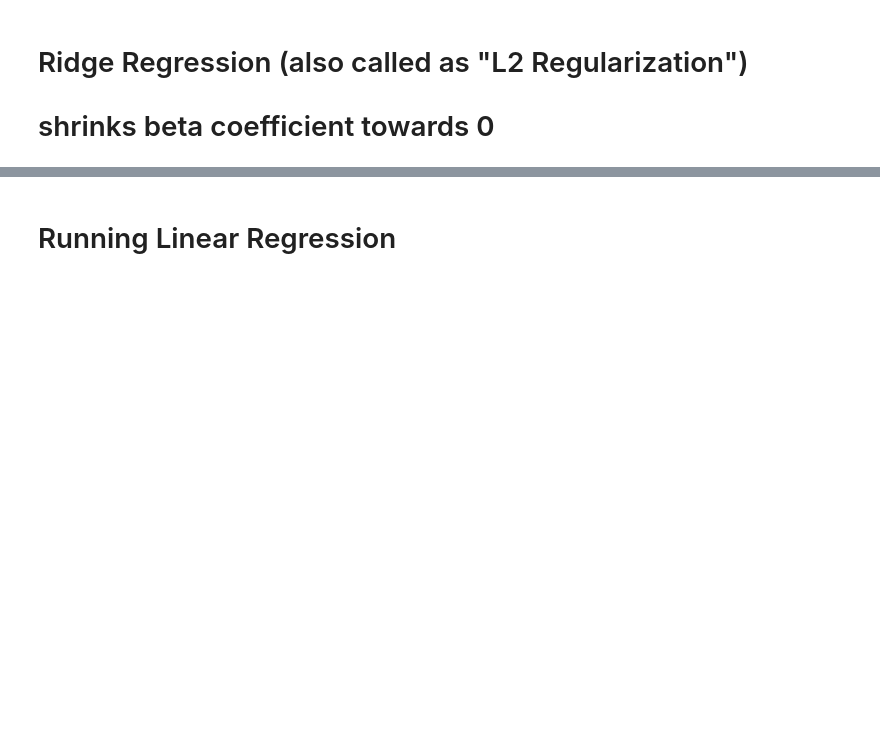
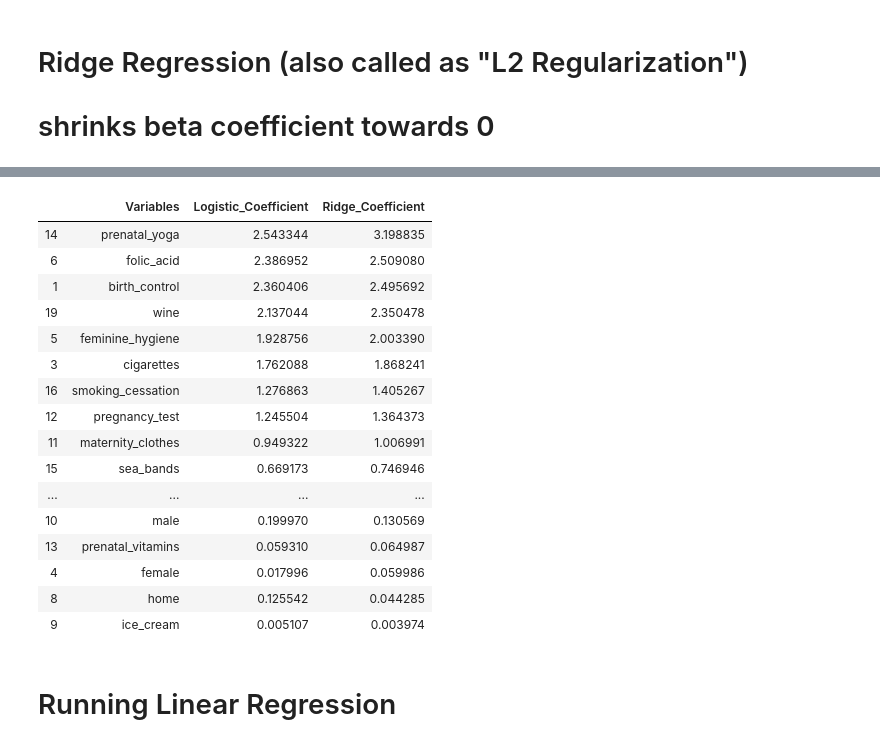
Before and after one commit to bthakr1/datascience_pipeline, a Jupyter notebook: Linear Regression.ipynb, the cells around one changed output, grey strips where cells are left out. Drawn from its saved outputs; the diff is of its cells as text; code cells hidden in the pictures; blank space fills up the shorter version.

```diff
--- a/Linear Regression.ipynb
+++ b/Linear Regression.ipynb
@@ -172,3 +199,27 @@ array([[-0.33281332, -2.49569222, -0.22151689, -1.8682412 ,  0.05998551,
+# %%
+Log_ridge_coeff = pd.concat([LogisticCoef,(pd.DataFrame(np.transpose(ridge.coef_))).apply(abs)],axis=1)
+# %%
+Log_ridge_coeff.rename(columns={0:'Ridge_Coefficient'},inplace=True)
+# %%
+Log_ridge_coeff.sort_values(by='Ridge_Coefficient',ascending=False)
+# %% [output]
+|  | Variables | Logistic_Coefficient | Ridge_Coefficient |
+| 14 | prenatal_yoga | 2.543344 | 3.198835 |
+| 6 | folic_acid | 2.386952 | 2.509080 |
+| 1 | birth_control | 2.360406 | 2.495692 |
+| 19 | wine | 2.137044 | 2.350478 |
+| 5 | feminine_hygiene | 1.928756 | 2.003390 |
+| 3 | cigarettes | 1.762088 | 1.868241 |
+| 16 | smoking_cessation | 1.276863 | 1.405267 |
+| 12 | pregnancy_test | 1.245504 | 1.364373 |
+| 11 | maternity_clothes | 0.949322 | 1.006991 |
+| 15 | sea_bands | 0.669173 | 0.746946 |
+| ... | ... | ... | ... |
+| 10 | male | 0.199970 | 0.130569 |
+| 13 | prenatal_vitamins | 0.059310 | 0.064987 |
+| 4 | female | 0.017996 | 0.059986 |
+| 8 | home | 0.125542 | 0.044285 |
+| 9 | ice_cream | 0.005107 | 0.003974 |
 # %% [markdown]
 # Running Linear Regression
 # %%
```
Also changed, not shown: parts of 5 cells of this notebook.
